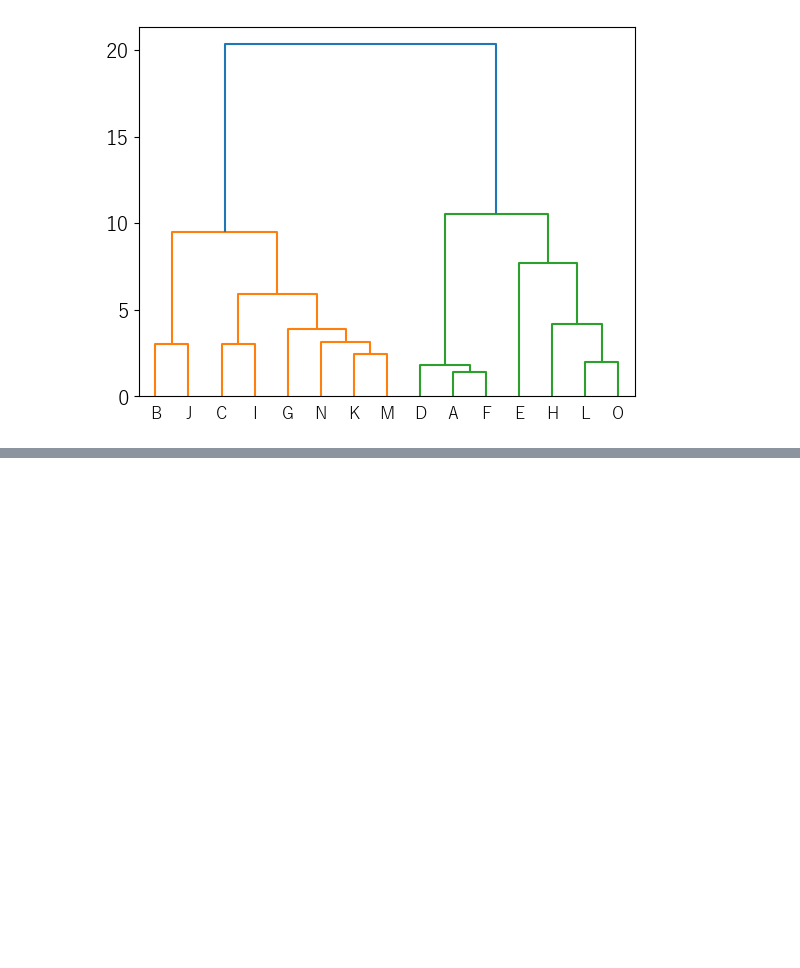
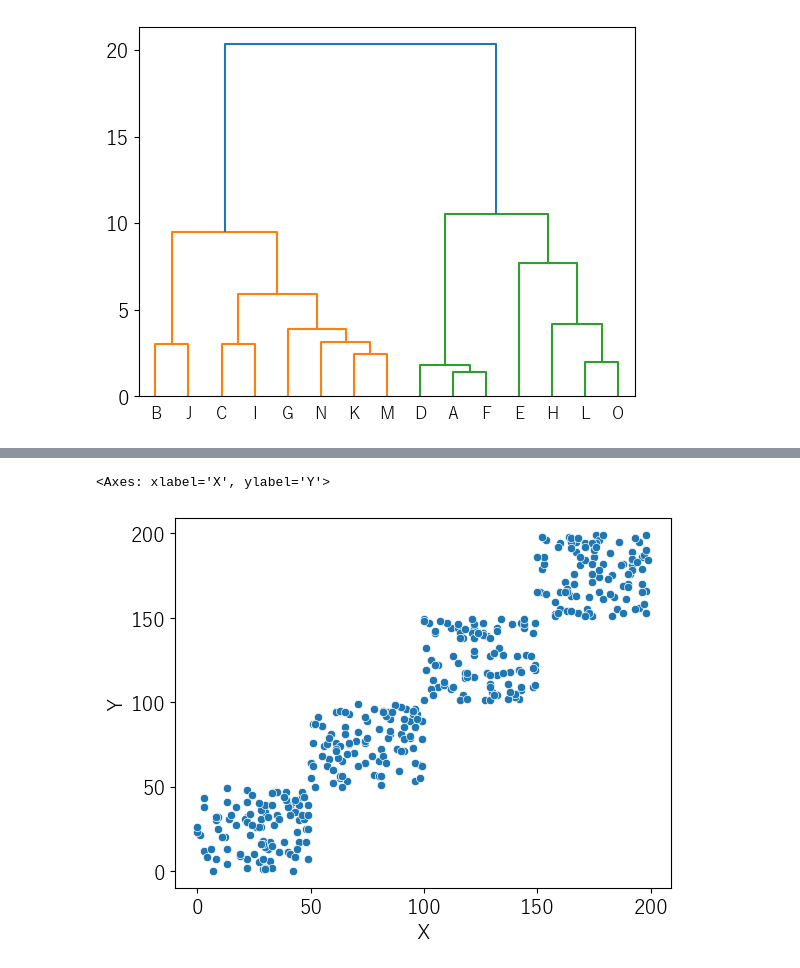
Before and after one commit to itsukikawamu/practice_python, a Jupyter notebook: src/unsupervised_learning/unsuper_learning.ipynb, the cells around one changed output, grey strips where cells are left out. Saved outputs shown, nothing was run; the diff lists cells and outputs as text; code cells hidden in the pictures; blank space fills up the shorter version.

```diff
--- a/src/unsupervised_learning/unsuper_learning.ipynb
+++ b/src/unsupervised_learning/unsuper_learning.ipynb
@@ -168,0 +185,9 @@ sns.scatterplot(data=df_skill2,
+# %%
+#ランダムデータつくる
+random_data = []
+for i in range(4):
+    tmp = np.random.randint(0+50*i,50+50*i, (100,2))
+    random_data.append(tmp)
+random_data = np.vstack(random_data)
+df_rand = pd.DataFrame(random_data, columns=["X", "Y"])
+df_rand.head()
@@ -168,0 +201,5 @@ sns.scatterplot(data=df_skill2,
+# %%
+sns.scatterplot(data=df_rand, x="X", y="Y")
+# %% [output]
+<Axes: xlabel='X', ylabel='Y'>
+[figure, added]
```
Also changed, not shown: parts of 14 cells of this notebook, 1 other file.
